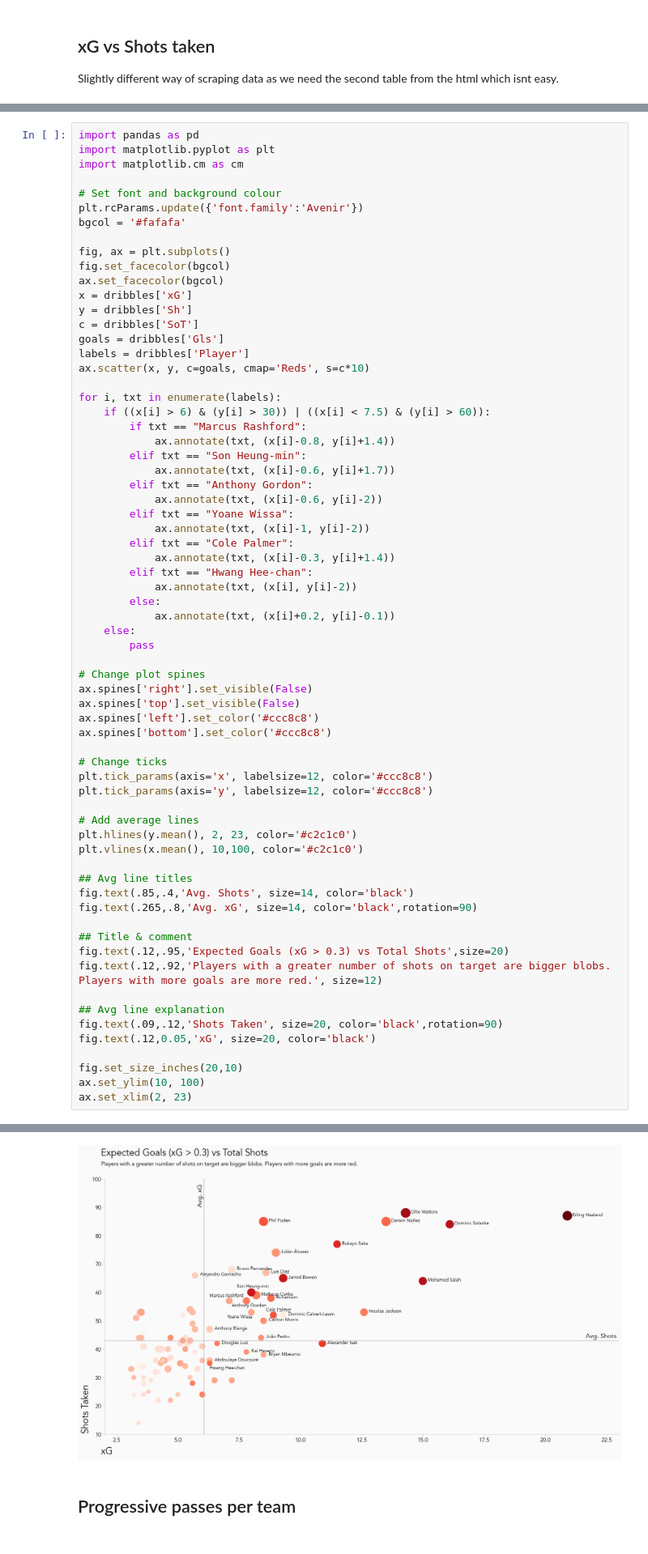
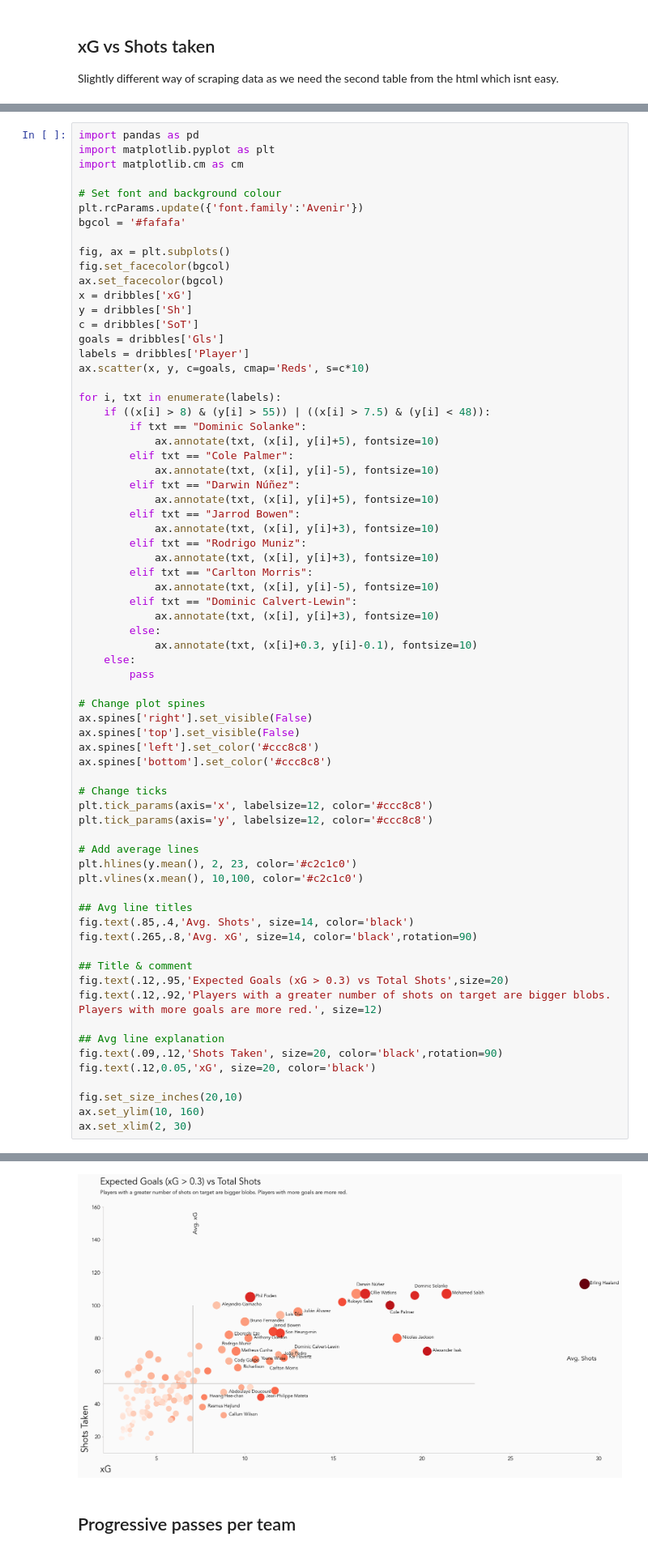
Before and after one commit to jamesdidathing/football_analysis, a Jupyter notebook: projects/prem_2023_analysis.ipynb, the cells around one changed output, grey strips where cells are left out. Shown at 81% size. Drawn from its saved outputs; the diff is of its cells as text.

Commit message:
fixed graphs for new data

```diff
--- a/projects/prem_2023_analysis.ipynb
+++ b/projects/prem_2023_analysis.ipynb
@@ -235,21 +235,23 @@ labels = dribbles['Player']
 ax.scatter(x, y, c=goals, cmap='Reds', s=c*10)
 
 for i, txt in enumerate(labels):
-    if ((x[i] > 6) & (y[i] > 30)) | ((x[i] < 7.5) & (y[i] > 60)):
-        if txt == "Marcus Rashford":
-            ax.annotate(txt, (x[i]-0.8, y[i]+1.4))
-        elif txt == "Son Heung-min":
-            ax.annotate(txt, (x[i]-0.6, y[i]+1.7))
-        elif txt == "Anthony Gordon":
-            ax.annotate(txt, (x[i]-0.6, y[i]-2))
-        elif txt == "Yoane Wissa":
-            ax.annotate(txt, (x[i]-1, y[i]-2))
+    if ((x[i] > 8) & (y[i] > 55)) | ((x[i] > 7.5) & (y[i] < 48)):
+        if txt == "Dominic Solanke":
+            ax.annotate(txt, (x[i], y[i]+5), fontsize=10)
         elif txt == "Cole Palmer":
-            ax.annotate(txt, (x[i]-0.3, y[i]+1.4))
-        elif txt == "Hwang Hee-chan":
-            ax.annotate(txt, (x[i], y[i]-2))
+            ax.annotate(txt, (x[i], y[i]-5), fontsize=10)
+        elif txt == "Darwin Núñez":
+            ax.annotate(txt, (x[i], y[i]+5), fontsize=10)
+        elif txt == "Jarrod Bowen":
+            ax.annotate(txt, (x[i], y[i]+3), fontsize=10)
+        elif txt == "Rodrigo Muniz":
+            ax.annotate(txt, (x[i], y[i]+3), fontsize=10)
+        elif txt == "Carlton Morris":
+            ax.annotate(txt, (x[i], y[i]-5), fontsize=10)
+        elif txt == "Dominic Calvert-Lewin":
+            ax.annotate(txt, (x[i], y[i]+3), fontsize=10)
         else:
-            ax.annotate(txt, (x[i]+0.2, y[i]-0.1))
+            ax.annotate(txt, (x[i]+0.3, y[i]-0.1), fontsize=10)
     else:
         pass
 
@@ -280,6 +282,6 @@ fig.text(.09,.12,'Shots Taken', size=20, color='black',rotation=90)
 fig.text(.12,0.05,'xG', size=20, color='black')
 
 fig.set_size_inches(20,10)
-ax.set_ylim(10, 100)
-ax.set_xlim(2, 23)
+ax.set_ylim(10, 160)
+ax.set_xlim(2, 30)
 # %% [output]
@@ -287,4 +289,4 @@ ax.set_xlim(2, 23)
-[figure, old version]
+[figure, new version]
 # %% [markdown]
 ## Progressive passes per team
 # %%
```
Also changed, not shown: parts of 6 cells of this notebook.
